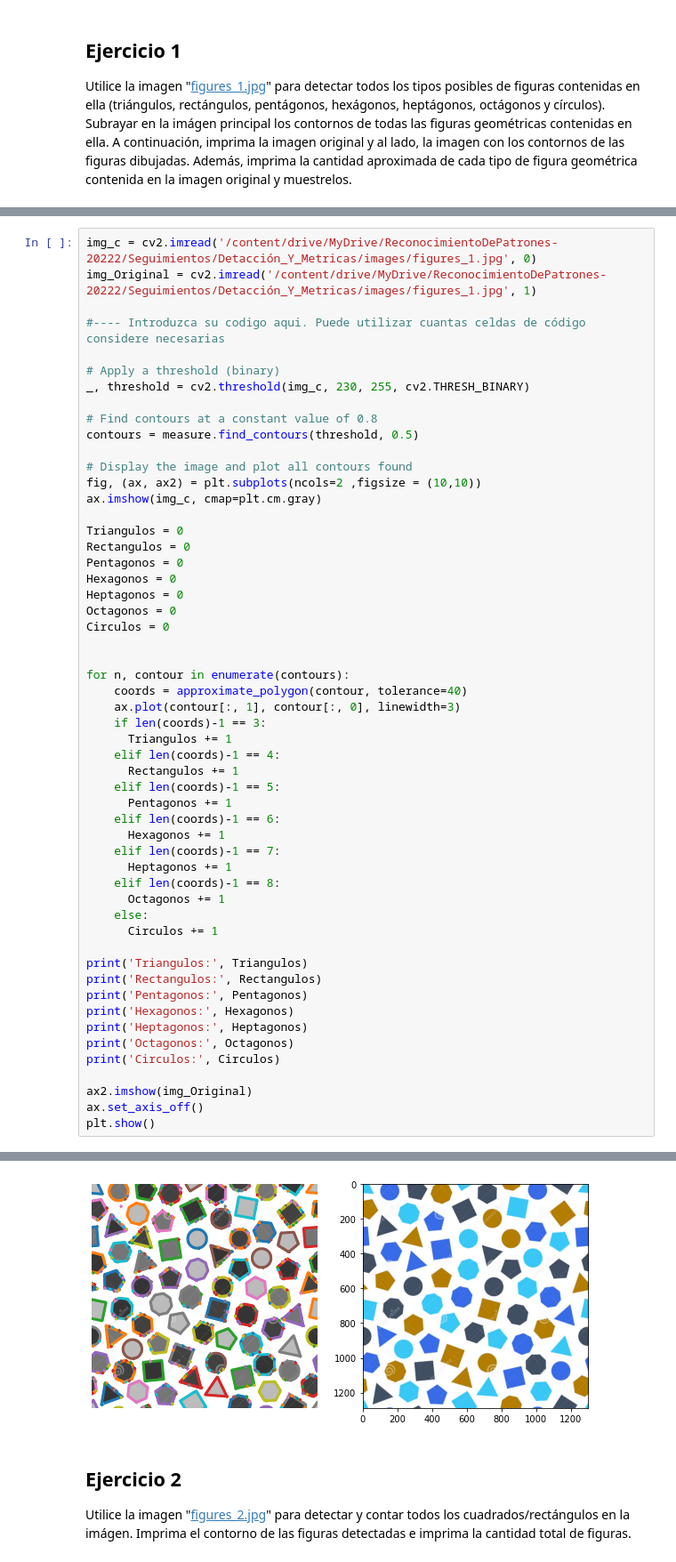
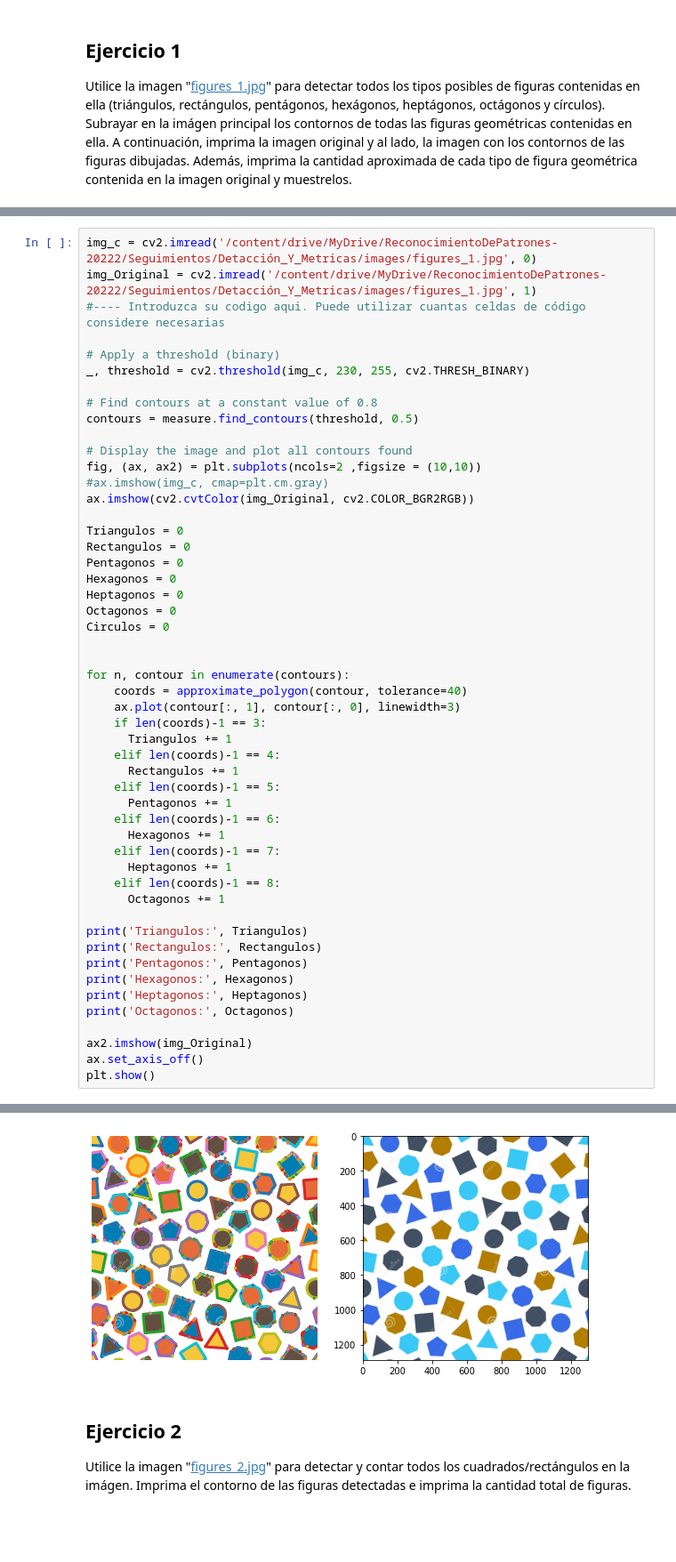
Before and after one commit to villa1997/ReconocimientoPatrones, a Jupyter notebook: Entregables/E3_RP.ipynb, the cells around one changed output, grey strips where cells are left out. Shown at 89% size. Drawn from its saved outputs; the diff is of its cells as text; blank space fills up the shorter version.

```diff
--- a/Entregables/E3_RP.ipynb
+++ b/Entregables/E3_RP.ipynb
@@ -19,7 +20,6 @@ Mounted at /content/drive
 # %%
 img_c = cv2.imread('/content/drive/MyDrive/ReconocimientoDePatrones-20222/Seguimientos/Detacción_Y_Metricas/images/figures_1.jpg', 0)
 img_Original = cv2.imread('/content/drive/MyDrive/ReconocimientoDePatrones-20222/Seguimientos/Detacción_Y_Metricas/images/figures_1.jpg', 1)
-
 #---- Introduzca su codigo aqui. Puede utilizar cuantas celdas de código considere necesarias
 
 # Apply a threshold (binary)
@@ -30,7 +30,8 @@ contours = measure.find_contours(threshold, 0.5)
 
 # Display the image and plot all contours found
 fig, (ax, ax2) = plt.subplots(ncols=2 ,figsize = (10,10))
-ax.imshow(img_c, cmap=plt.cm.gray)
+#ax.imshow(img_c, cmap=plt.cm.gray)
+ax.imshow(cv2.cvtColor(img_Original, cv2.COLOR_BGR2RGB))
 
 Triangulos = 0
 Rectangulos = 0
@@ -56,8 +57,6 @@ for n, contour in enumerate(contours):
       Heptagonos += 1
     elif len(coords)-1 == 8:
       Octagonos += 1
-    else:
-      Circulos += 1
 
 print('Triangulos:', Triangulos)
 print('Rectangulos:', Rectangulos)
@@ -65,7 +64,6 @@ print('Pentagonos:', Pentagonos)
 print('Hexagonos:', Hexagonos)
 print('Heptagonos:', Heptagonos)
 print('Octagonos:', Octagonos)
-print('Circulos:', Circulos)
 
 ax2.imshow(img_Original)
 ax.set_axis_off()
@@ -81,4 +78,4 @@ Circulos: 618
-[figure, old version]
+[figure, new version]
 # %% [markdown]
 ## **Ejercicio 2**
 
```
Also changed, not shown: parts of 9 cells of this notebook.
